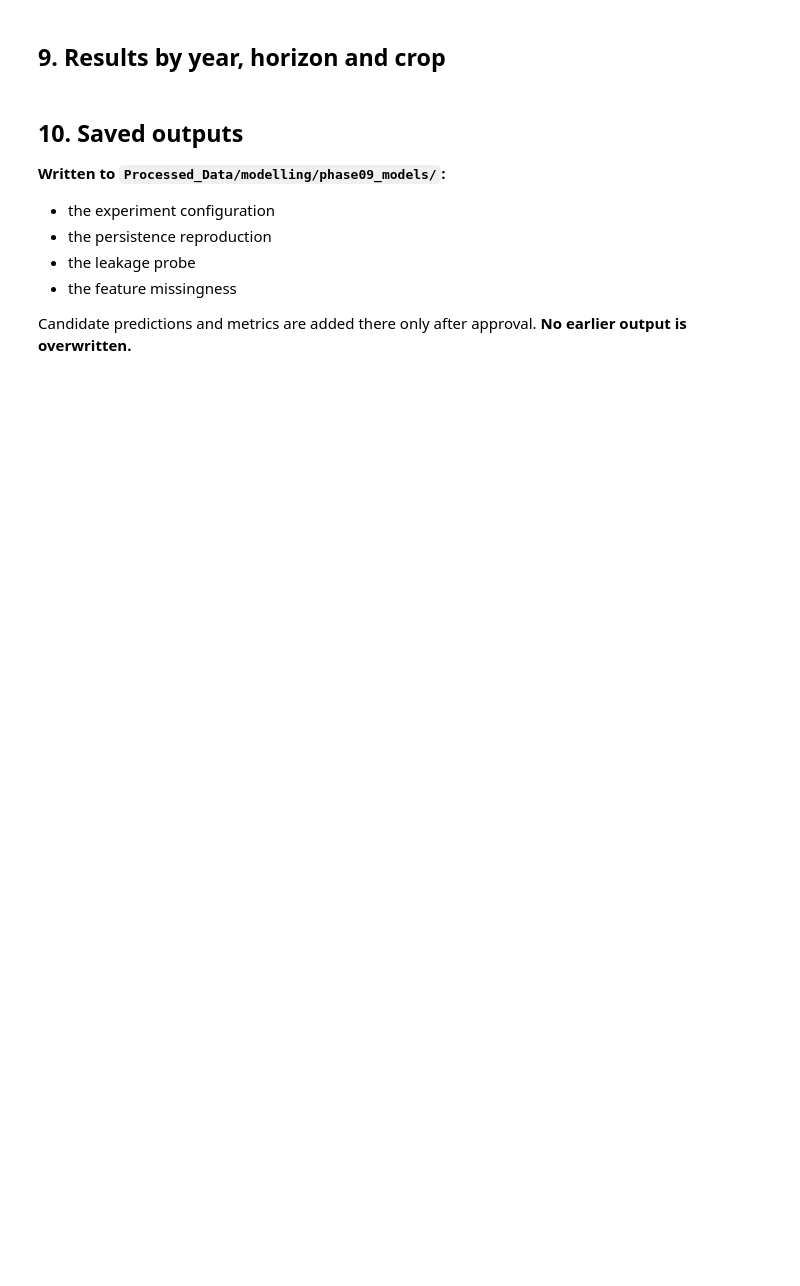
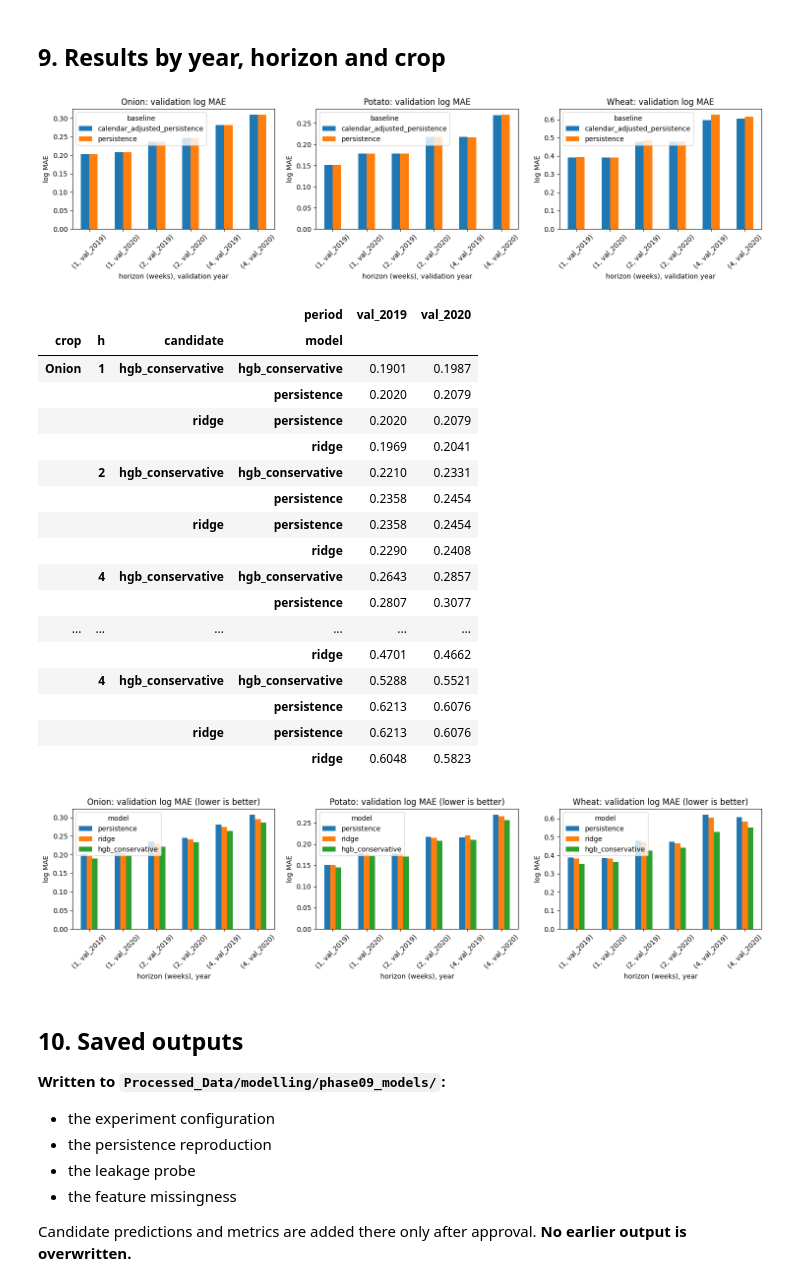
Before and after one commit to akshat12bhardwaj/BDA, a Jupyter notebook: Notebooks/Phase_09_Arrivals_Model_Experiments.ipynb, the cells around one changed output. Cells and saved outputs as stored; diff of their text form; code cells hidden in the pictures; blank space fills up the shorter version.

```diff
--- a/Notebooks/Phase_09_Arrivals_Model_Experiments.ipynb
+++ b/Notebooks/Phase_09_Arrivals_Model_Experiments.ipynb
@@ -224,26 +372,55 @@ else:
 # %%
 m = saved[(saved["segment"] == "all") & (saved["period"] != "val_combined")
           & saved["baseline"].isin(["persistence", "calendar_adjusted_persistence"])]
 fig, axes = plt.subplots(1, 3, figsize=(15, 4), sharey=False)
 for ax, crop in zip(axes, CROPS):
     t = m[m["crop"] == crop].pivot_table(index=["horizon_weeks", "period"], columns="baseline", values="log_mae")
     t.plot(kind="bar", ax=ax, rot=45, title=f"{crop}: validation log MAE")
     ax.set_xlabel("horizon (weeks), validation year"); ax.set_ylabel("log MAE")
 fig.tight_layout()
 fig.savefig(FIG / "phase09_arrivals_baselines.png", dpi=110)
 plt.show()
 METRICS = pd.DataFrame()
 if RESULTS:
     rows = []
     for (crop, h, cand, p), pr in RESULTS.items():
         for period in ["val_2019", "val_2020"]:
             part = pr[pr["period"] == period]
             for name in [cand, "persistence"]:
                 rows.append({"crop": crop, "h": h, "candidate": cand, "population": p, "period": period, "model": name,
                              **ar.metrics(part["y"], part[name])})
     METRICS = pd.DataFrame(rows)
     display(METRICS[METRICS["population"] == "primary"].pivot_table(
         index=["crop", "h", "candidate", "model"], columns="period", values="log_mae").round(4))
+    # log MAE of persistence, Ridge and conservative boosting per crop, horizon and validation year (primary population)
+    prim = METRICS[METRICS["population"] == "primary"].drop_duplicates(["crop", "h", "period", "model"])
+    fig, axes = plt.subplots(1, 3, figsize=(15, 4))
+    for ax, crop in zip(axes, CROPS):
+        t = prim[prim["crop"] == crop].pivot_table(index=["h", "period"], columns="model", values="log_mae")
+        t[["persistence", "ridge", "hgb_conservative"]].plot(kind="bar", ax=ax, rot=45, title=f"{crop}: validation log MAE (lower is better)")
+        ax.set_xlabel("horizon (weeks), year"); ax.set_ylabel("log MAE")
+    fig.tight_layout(); fig.savefig(FIG / "phase09_candidates_log_mae.png", dpi=110); plt.show()
+# %% [output]
+[figure, added]
+|  |  |  | period | val_2019 | val_2020 |
+| crop | h | candidate | model |  |  |
+| Onion | 1 | hgb_conservative | hgb_conservative | 0.1901 | 0.1987 |
+|  |  |  | persistence | 0.2020 | 0.2079 |
+|  |  | ridge | persistence | 0.2020 | 0.2079 |
+|  |  |  | ridge | 0.1969 | 0.2041 |
+|  | 2 | hgb_conservative | hgb_conservative | 0.2210 | 0.2331 |
+|  |  |  | persistence | 0.2358 | 0.2454 |
+|  |  | ridge | persistence | 0.2358 | 0.2454 |
+|  |  |  | ridge | 0.2290 | 0.2408 |
+|  | 4 | hgb_conservative | hgb_conservative | 0.2643 | 0.2857 |
+|  |  |  | persistence | 0.2807 | 0.3077 |
+| ... | ... | ... | ... | ... | ... |
+|  |  |  | ridge | 0.4701 | 0.4662 |
+|  | 4 | hgb_conservative | hgb_conservative | 0.5288 | 0.5521 |
+|  |  |  | persistence | 0.6213 | 0.6076 |
+|  |  | ridge | persistence | 0.6213 | 0.6076 |
+|  |  |  | ridge | 0.6048 | 0.5823 |
+[figure, added]
 # %% [markdown]
 ## 10. Saved outputs
 
```
Also changed, not shown: parts of 19 cells of this notebook, 31 other files.
